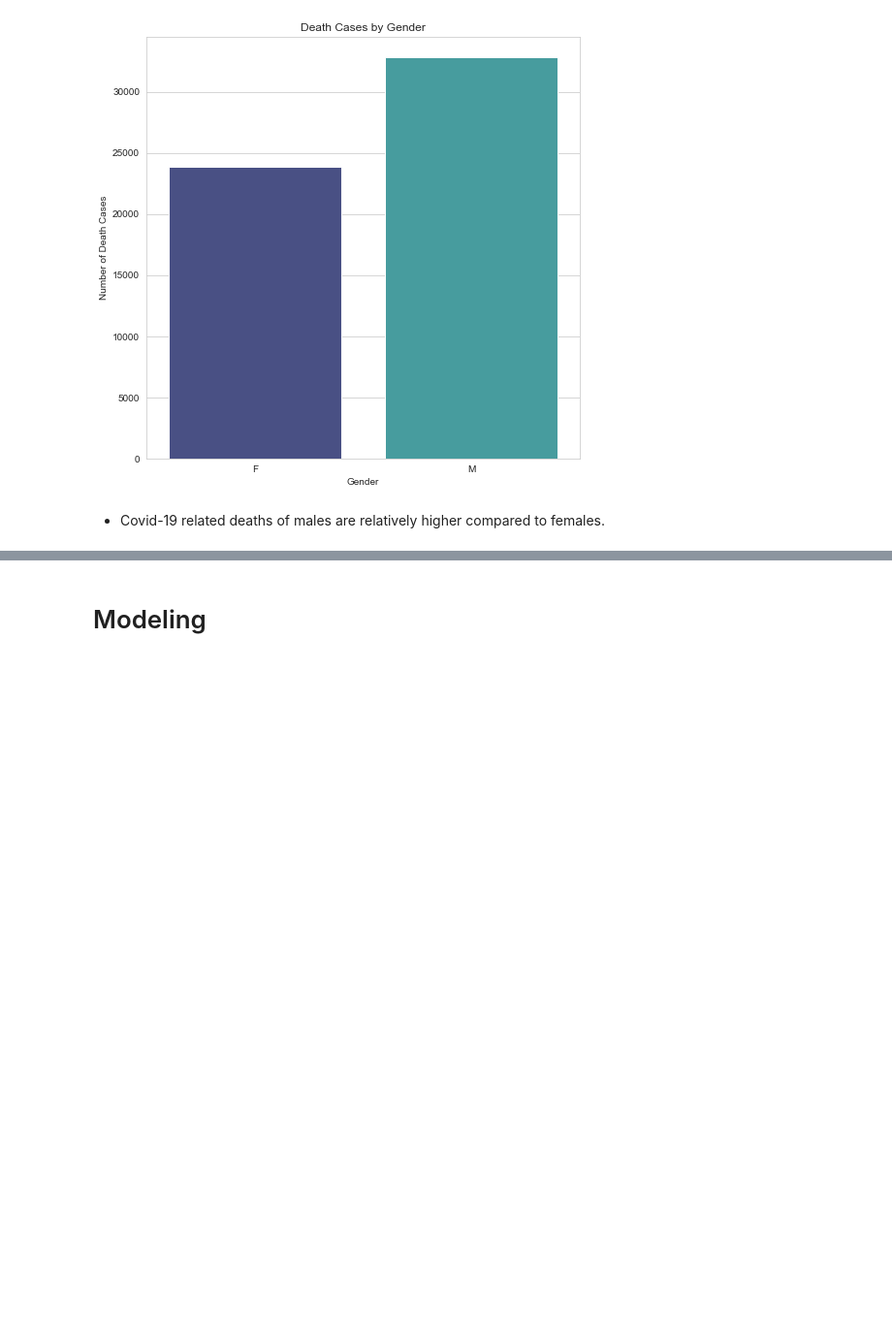
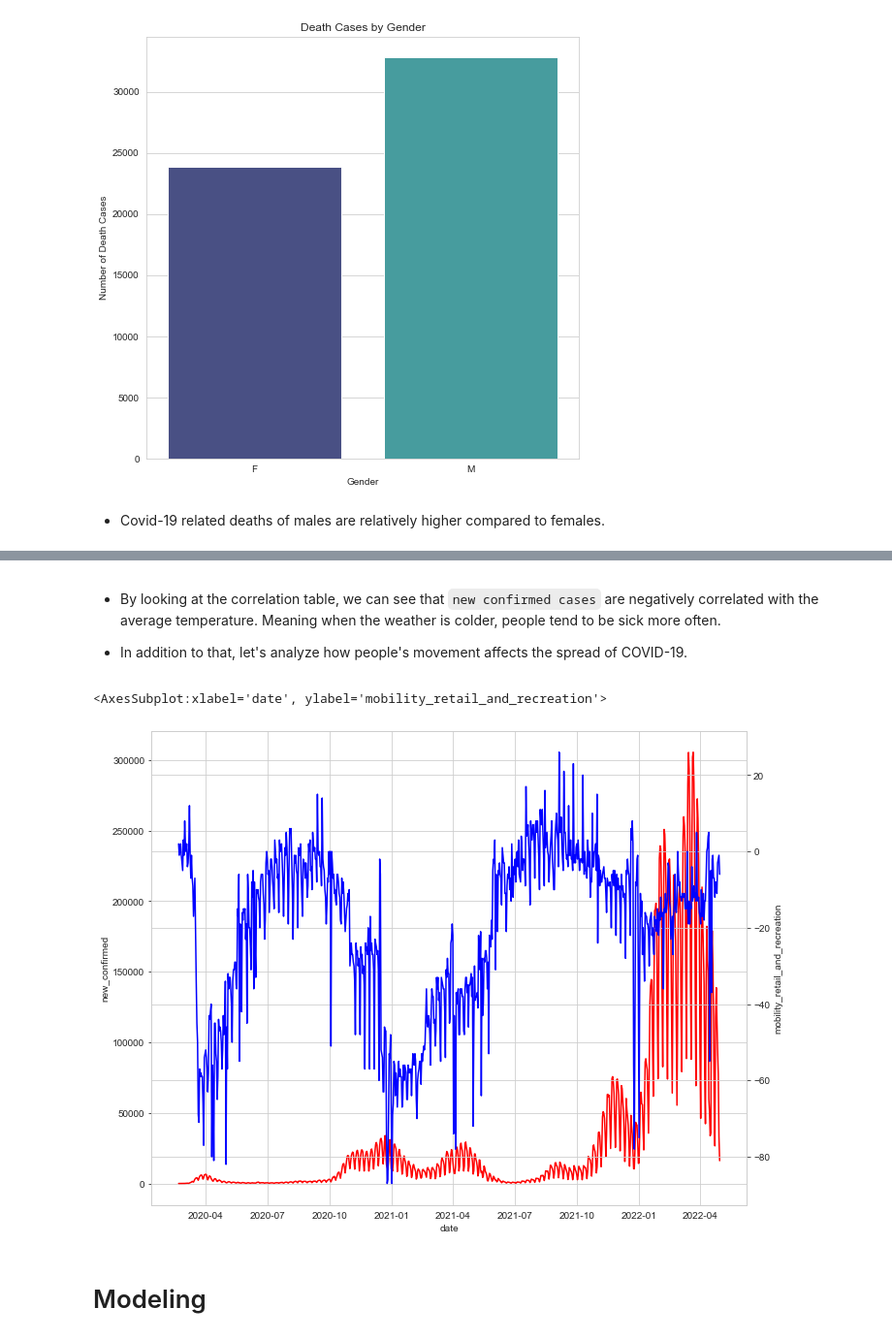
Before and after one commit to CrispenChisina07/Covid-19-in-Germany-Analysis, a Jupyter notebook: CSE 351 Final Project.ipynb, the cells around one changed output, grey strips where cells are left out. Shown at 97% size. Saved outputs shown, nothing was run; the diff lists cells and outputs as text; code cells hidden in the pictures; blank space fills up the shorter version.

```diff
--- a/CSE 351 Final Project.ipynb
+++ b/CSE 351 Final Project.ipynb
@@ -450,3 +537,15 @@ plt.show()
+# %% [markdown]
+* By looking at the correlation table, we can see that `new confirmed cases` are negatively correlated with the average temperature. Meaning when the weather is colder, people tend to be sick more often.
+
+* In addition to that, let's analyze how people's movement affects the spread of COVID-19.
+# %%
+plt.figure(figsize=(11,9))
+sns.lineplot(x='date', y='new_confirmed', data=google_covid_de, color='r')
+ax2 = plt.twinx()
+sns.lineplot(x='date', y='mobility_retail_and_recreation', data=google_covid_de, color='b', ax=ax2)
+# %% [output]
+<AxesSubplot:xlabel='date', ylabel='mobility_retail_and_recreation'>
+[figure, added]
 # %% [markdown]
 # Modeling
 # %%
```
Also changed, not shown: parts of 19 cells of this notebook, 1 other file.
